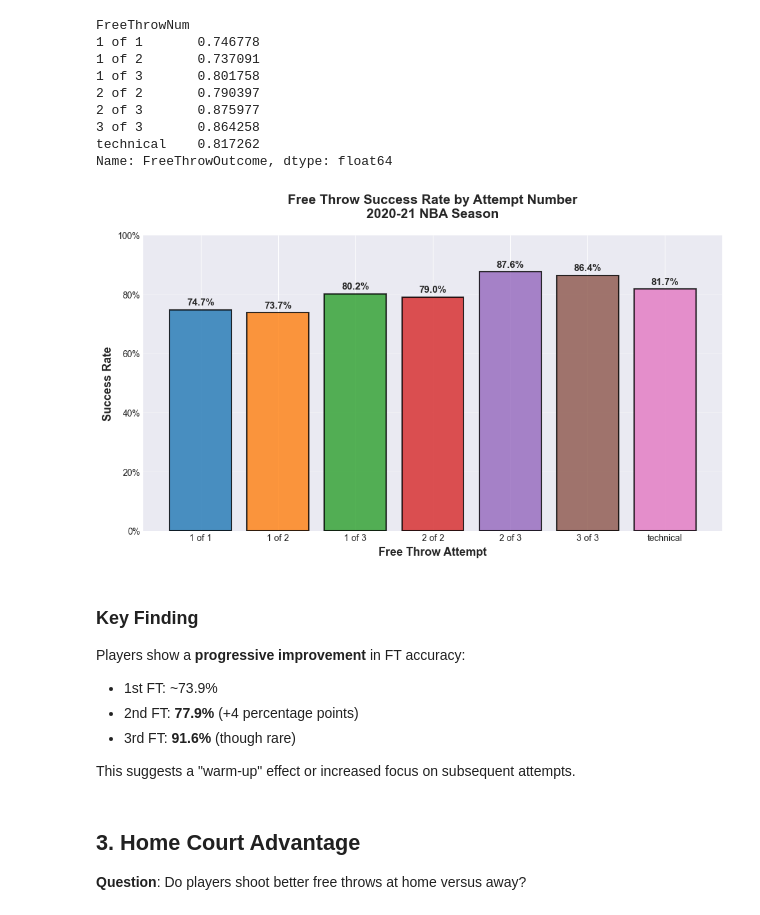
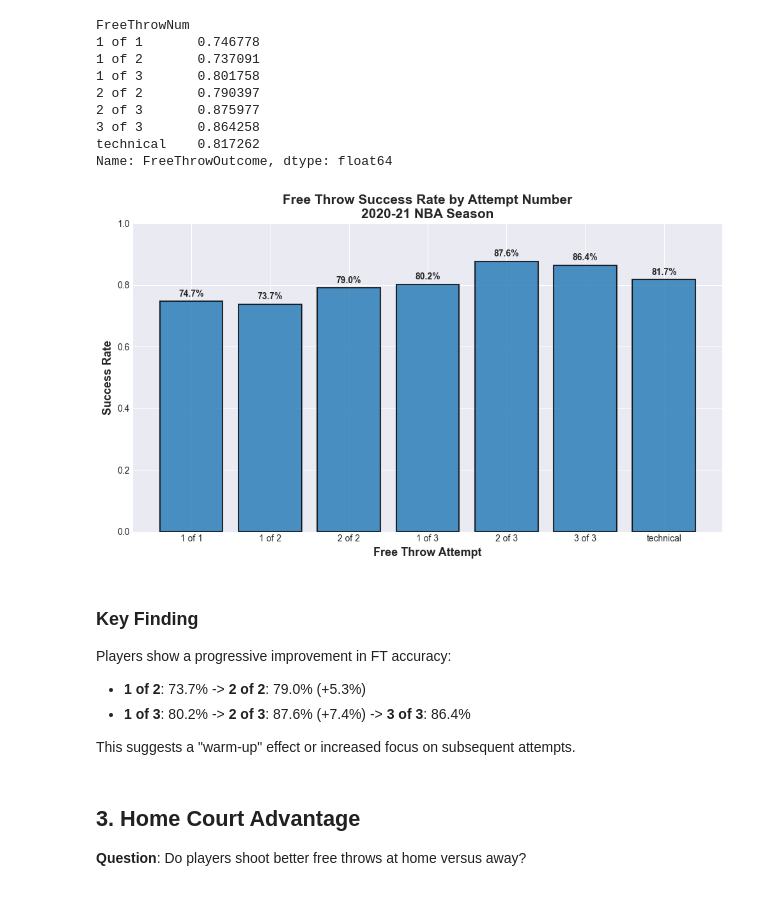
Before and after one commit to Julian16-bit/nba-freethrow-analysis, a Jupyter notebook: analysis.ipynb, the cells around one changed output. Cells and saved outputs as stored; diff of their text form; code cells hidden in the pictures.

```diff
--- a/analysis.ipynb
+++ b/analysis.ipynb
@@ -161,38 +143,35 @@ Name: FreeThrowOutcome, dtype: float64
 # %%
 import matplotlib.pyplot as plt
 import numpy as np
 
-# Set style for better-looking plots
-plt.style.use('seaborn-v0_8-darkgrid')
-colors = ['#1f77b4', '#ff7f0e', '#2ca02c', '#d62728', '#9467bd', '#8c564b', '#e377c2']
+# Define order
+ft_order = ['1 of 1', '1 of 2', '2 of 2', '1 of 3', '2 of 3', '3 of 3', 'technical']
 
-# Create improved bar chart
+ft_sequence_analysis = ft_sequence_analysis.reindex([x for x in ft_order if x in ft_sequence_analysis.index])
+
+# Create bar chart
 fig, ax = plt.subplots(figsize=(10, 6))
-bars = ax.bar(range(len(ft_sequence_analysis)), ft_sequence_analysis.values, color=colors[:len(ft_sequence_analysis)], alpha=0.8, edgecolor='black', linewidth=1.5)
+ax.bar(range(len(ft_sequence_analysis)), ft_sequence_analysis.values, alpha=0.8, edgecolor='black', linewidth=1.5)
 
-# Add value labels on bars
-for i, (idx, val) in enumerate(ft_sequence_analysis.items()):
-    ax.text(i, val + 0.01, f'{val:.1%}', ha='center', va='bottom', fontweight='bold', fontsize=11)
+# Add value labels
+for i, val in enumerate(ft_sequence_analysis.values):
+    ax.text(i, val + 0.01, f'{val:.1%}', ha='center', va='bottom', fontweight='bold')
 
 ax.set_xlabel('Free Throw Attempt', fontsize=13, fontweight='bold')
 ax.set_ylabel('Success Rate', fontsize=13, fontweight='bold')
-ax.set_title('Free Throw Success Rate by Attempt Number\n2020-21 NBA Season', fontsize=15, fontweight='bold', pad=20)
+ax.set_title('Free Throw Success Rate by Attempt Number\n2020-21 NBA Season', fontsize=15, fontweight='bold')
 ax.set_xticks(range(len(ft_sequence_analysis)))
-ax.set_xticklabels(ft_sequence_analysis.index, rotation=0)
+ax.set_xticklabels(ft_sequence_analysis.index)
 ax.set_ylim(0, 1)
-ax.yaxis.set_major_formatter(plt.FuncFormatter(lambda y, _: f'{y:.0%}'))
-ax.grid(axis='y', alpha=0.3)
-
 plt.tight_layout()
 plt.show()
 # %% [output]
-[figure, old version]
+[figure, new version]
 # %% [markdown]
 ### Key Finding
-Players show a **progressive improvement** in FT accuracy:
-- 1st FT: ~73.9%
-- 2nd FT: **77.9%** (+4 percentage points)
-- 3rd FT: **91.6%** (though rare)
+Players show a progressive improvement in FT accuracy:
+- **1 of 2**: 73.7% -> **2 of 2**: 79.0% (+5.3%)
+- **1 of 3**: 80.2% -> **2 of 3**: 87.6% (+7.4%) -> **3 of 3**: 86.4%
 
 This suggests a "warm-up" effect or increased focus on subsequent attempts.
 # %% [markdown]
```
Also changed, not shown: parts of 10 cells of this notebook.
